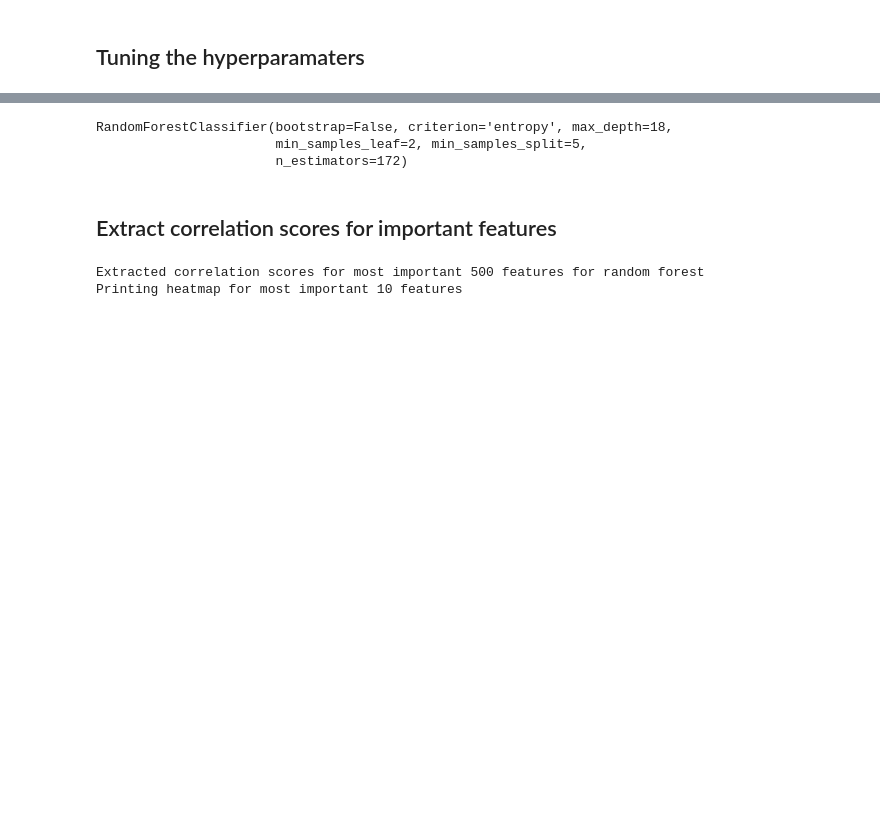
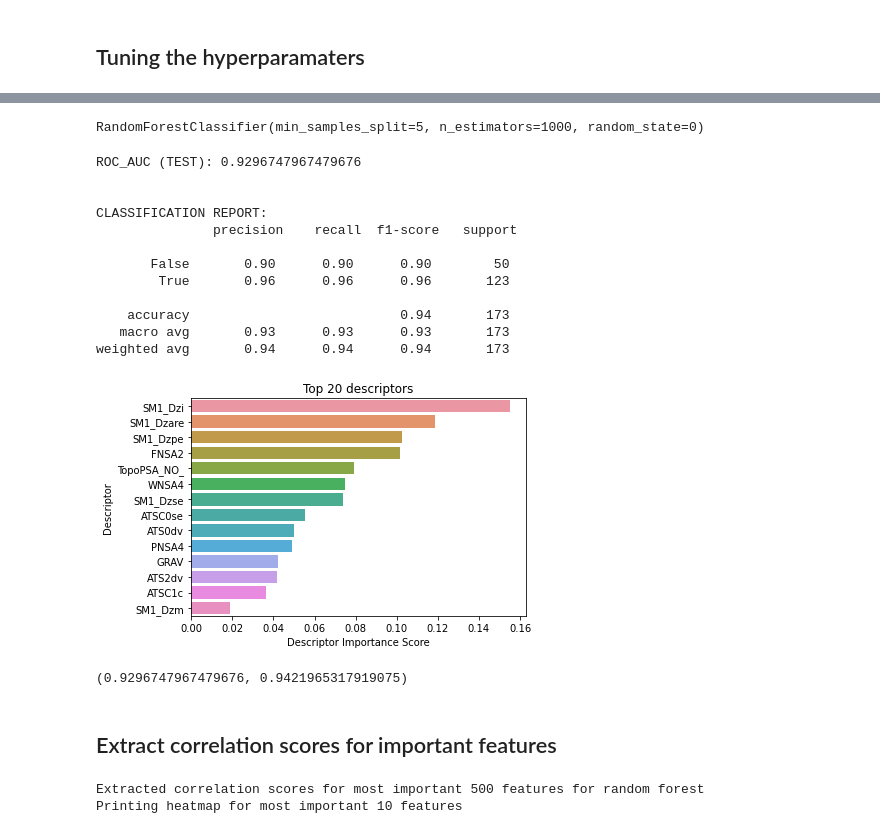
Before and after one commit to Zoya-Anwar/PythonSmellClassifiers-Mark, a Jupyter notebook: smell-classifier.py.ipynb, the cells around one changed output, grey strips where cells are left out. Saved outputs shown, nothing was run; the diff lists cells and outputs as text; code cells hidden in the pictures; blank space fills up the shorter version.

```diff
--- a/smell-classifier.py.ipynb
+++ b/smell-classifier.py.ipynb
@@ -186,3 +191,19 @@ def corrs_important_features(model, X_test, model_name, nlargest=100):
+# %%
+def handle_importance(model, X_train, X_test, threshold=-1, n=-1, verbose=None):
+    feature_imp = pd.Series(model.feature_importances_,index=X_train.columns.values).sort_values(ascending=False)
+    if threshold >= 0:
+        feature_imp = feature_imp[feature_imp > threshold]
+
+    if n >= 0:
+        feature_imp = feature_imp.nlargest(n)
+
+    if verbose:
+        print(feature_imp)
+
+    X_train = X_train.loc[:, feature_imp.axes[0].tolist()]
+    X_test = X_test.loc[:, feature_imp.axes[0].tolist()]
+
+    return X_train, X_test, clf
 # %% [markdown]
 # Handle NaNs
 # %% [markdown]
@@ -455,15 +511,32 @@ weighted avg       0.95      0.95      0.95       173
 # %%
-tuned_rf= RandomForestClassifier(n_estimators=172,
+tuned_rf= RandomForestClassifier(n_estimators=1000,
                                  min_samples_split=5,
-                                 min_samples_leaf=2,
-                                 max_depth=18,
-                                 criterion='entropy',
-                                 bootstrap=False)
+                                 min_samples_leaf=1,
+                                 max_features='sqrt',
+                                 max_depth=None,
+                                 criterion='gini',
+                                 bootstrap=True,
+                                 random_state=0)
 tuned_rf.fit(X_train_rf, y_train_rf)
 # %% [output]
-RandomForestClassifier(bootstrap=False, criterion='entropy', max_depth=18,
-                       min_samples_leaf=2, min_samples_split=5,
-                       n_estimators=172)
+RandomForestClassifier(min_samples_split=5, n_estimators=1000, random_state=0)
+# %%
+test_model(tuned_rf, y_test_rf, X_test_rf)
+# %% [output]
+ROC_AUC (TEST): 0.9296747967479676
+
+
+CLASSIFICATION REPORT:
+               precision    recall  f1-score   support
+
+       False       0.90      0.90      0.90        50
+        True       0.96      0.96      0.96       123
+
+    accuracy                           0.94       173
+   macro avg       0.93      0.93      0.93       173
+weighted avg       0.94      0.94      0.94       173
+[figure, added]
+(0.9296747967479676, 0.9421965317919075)
 # %% [markdown]
 ## Extract correlation scores for important features
 # %%
```
Also changed, not shown: parts of 28 cells of this notebook, 1 other file.
